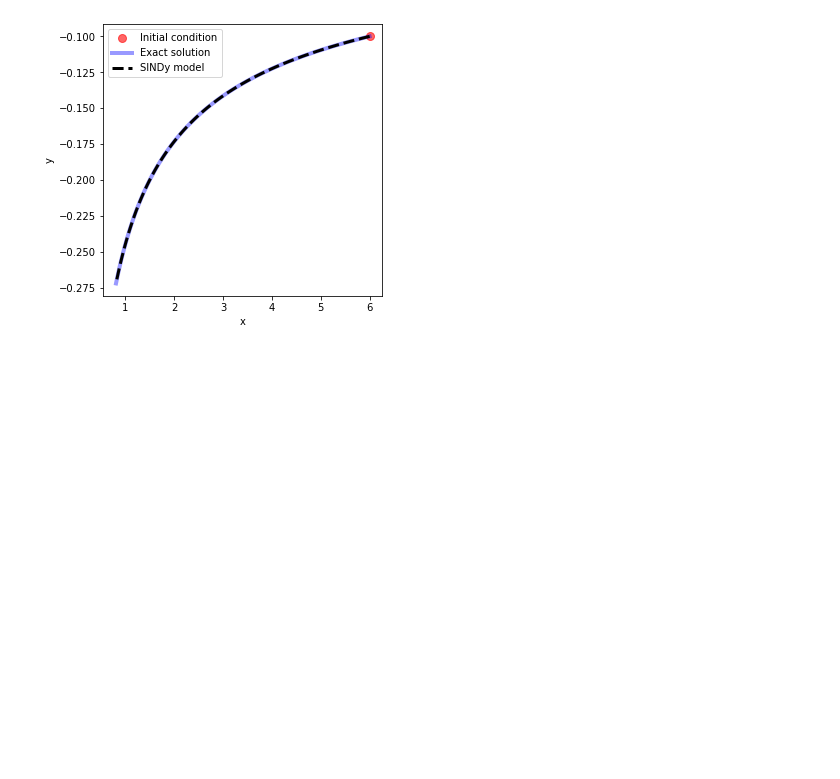
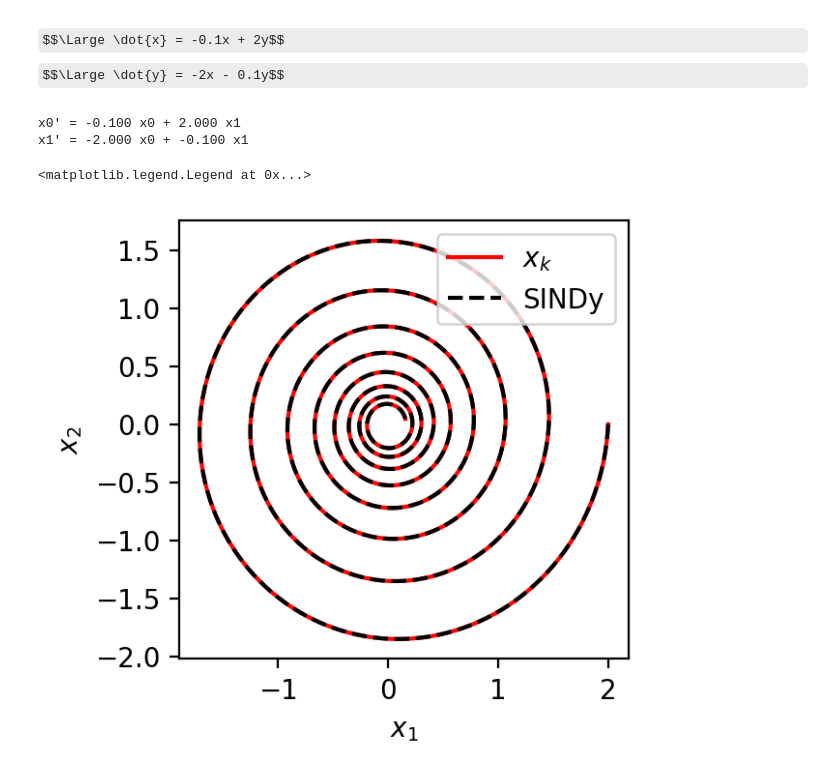
Before and after one commit to DavidContrerasFranco/Data-Driven-Dynamics-Understanding, a Jupyter notebook: Notebooks/pysindy_ex.ipynb, the cells around one changed output. Cells and saved outputs as stored; diff of their text form; code cells hidden in the pictures; some formulas as TeX source; blank space fills up the shorter version.

Commit message:
SINDY Systems and Warning Supression

```diff
--- a/Notebooks/pysindy_ex.ipynb
+++ b/Notebooks/pysindy_ex.ipynb
@@ -5,5 +5,0 @@ import matplotlib.pyplot as plt
-# %%
-t = np.linspace(0, 1, 100)
-x = 3 * np.exp(-2 * t)
-y = 0.5 * np.exp(t)
-X = np.stack((x, y), axis=-1)  # First column is x, second is y
@@ -41,10 +6,38 @@ sim = model.simulate([x0, y0], t=t_test)
-# %%
-fig, ax = plt.subplots(1, 1, figsize=(5, 5))
-ax.plot(x0, y0, "ro", label="Initial condition", alpha=0.6, markersize=8)
-ax.plot(x_test, y_test, "b", label="Exact solution", alpha=0.4, linewidth=4)
-ax.plot(sim[:, 0], sim[:, 1], "k--", label="SINDy model", linewidth=3)
-ax.set(xlabel="x", ylabel="y")
-ax.legend()
-fig.show()
-# %% [output]
-[figure, removed]
+# %%
+# Simple Illustrative System
+## Linear 2D ODE
+def f(x, t):
+    return [-0.1 * x[0] + 2.0 * x[1],
+            -2.0 * x[0] - 0.1 * x[1]]
+
+t_train = np.arange(0, 25, 0.01)
+x0_train = [2, 0]
+x_train = odeint(f, x0_train, t_train)
+# %% [markdown]
+$$\Large \dot{x} = -0.1x + 2y$$
+$$\Large \dot{y} = -2x - 0.1y$$
+# %%
+# Define differentiation, library, and optimizers for SINDy Model
+model = ps.SINDy(
+    optimizer=ps.STLSQ(threshold=0.05),
+    feature_library=ps.PolynomialLibrary(degree=5),
+)
+# Fit and print resulting model
+model.fit(x_train, t=t_train)
+model.print()
+# %% [output]
+x0' = -0.100 x0 + 2.000 x1
+x1' = -2.000 x0 + -0.100 x1
+# %%
+# Simulate Estimated Model
+x_sim = model.simulate(x0_train, t_train)
+# %%
+plt.figure(figsize=(3,3), dpi= 200, facecolor='w', edgecolor='k')
+plt.plot(x_train[:, 0], x_train[:, 1], 'r', label='$x_k$')
+plt.plot(x_sim[:, 0], x_sim[:, 1], 'k--', label='SINDy')
+plt.xlabel('$x_1$')
+plt.ylabel('$x_2$')
+plt.legend()
+# %% [output]
+<matplotlib.legend.Legend at 0x...>
+[figure, added]
```
Also changed, not shown: parts of 11 cells of this notebook, 1 other file.
